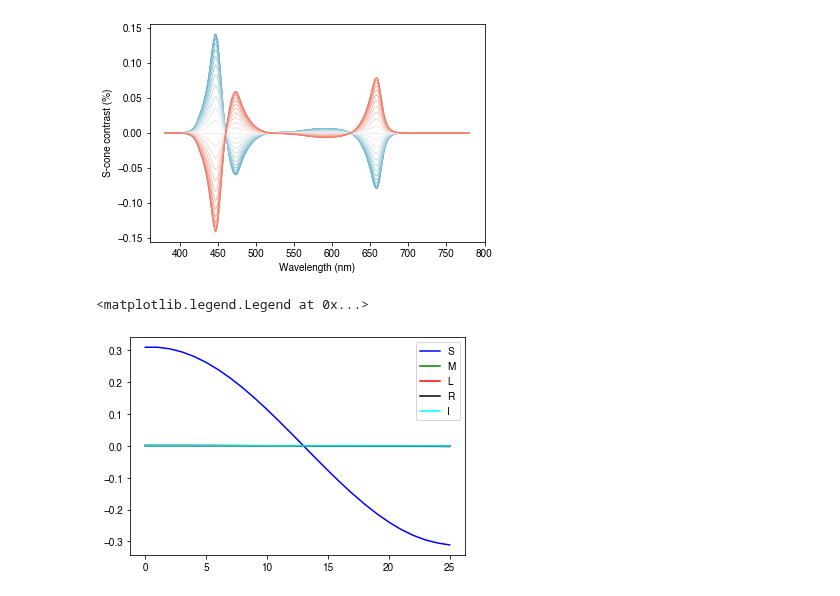
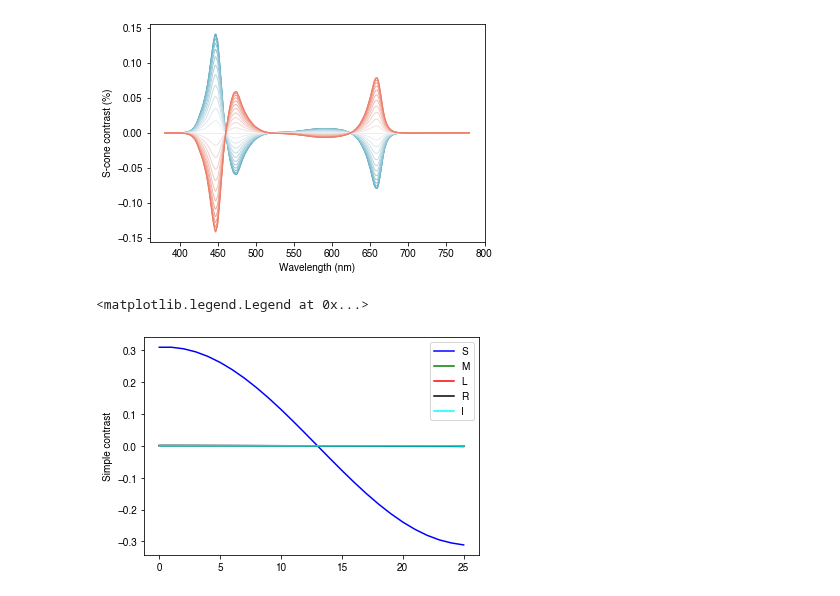
Before and after one commit to PySilentSubstitution/pysilsub, a Jupyter notebook: notebooks/linear_linalg_contrast_example.ipynb, the cells around one changed output. Cells and saved outputs as stored; diff of their text form; code cells hidden in the pictures.

```diff
--- a/notebooks/linear_linalg_contrast_example.ipynb
+++ b/notebooks/linear_linalg_contrast_example.ipynb
@@ -144,14 +144,14 @@ plt.ylabel('S-cone contrast (%)');
 # %%
 splatter = [ssp.get_photoreceptor_contrasts(cm) for cm in contrast_mods]
 splatter = np.vstack(splatter)
 
 plt.plot(splatter[:,0], label='S', c='b')
 plt.plot(splatter[:,1], label='M', c='g')
 plt.plot(splatter[:,2], label='L', c='r')
 plt.plot(splatter[:,3], label='R', c='k')
 plt.plot(splatter[:,4], label='I', c='cyan')
-
+plt.ylabel('Simple contrast')
 plt.legend()
 # %% [output]
 <matplotlib.legend.Legend at 0x...>
-[figure, old version]
+[figure, new version]
```
Also changed, not shown: 9 other files.
